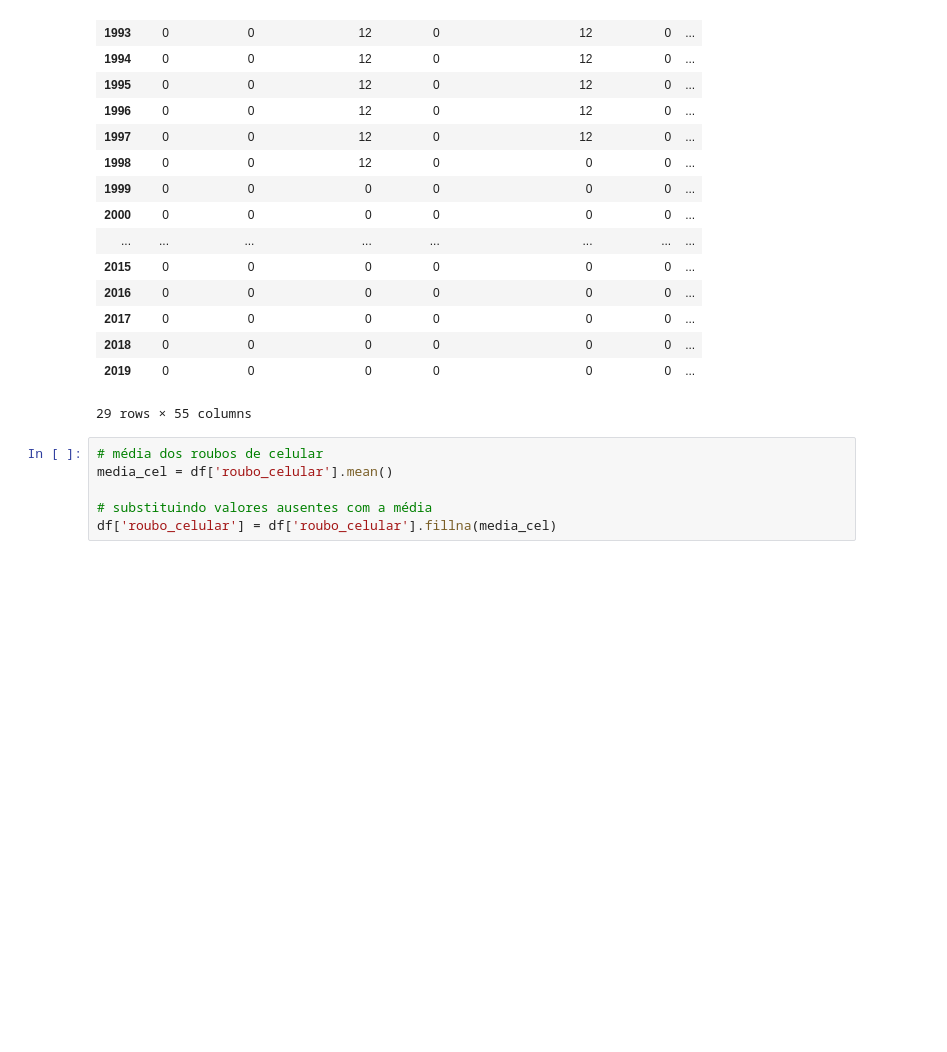
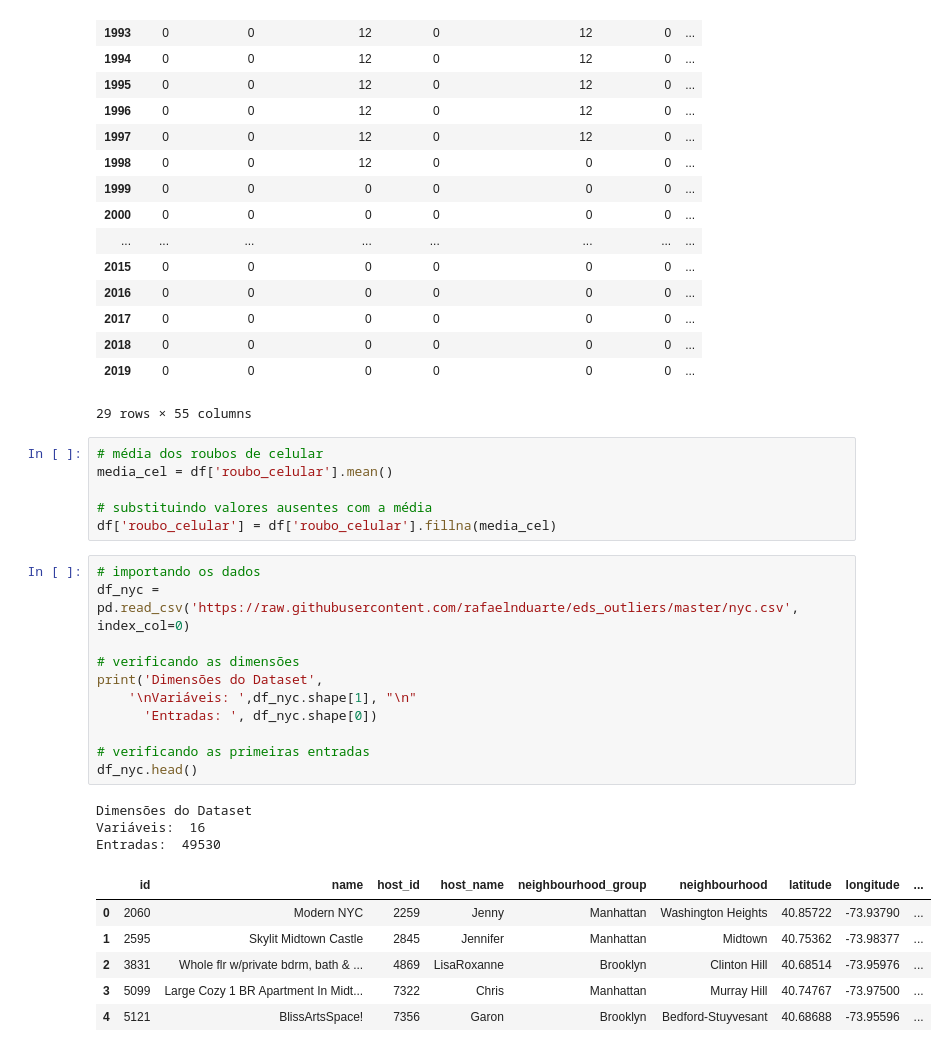
Before and after one commit to thiagoc09/tratamento-de-dados, a Jupyter notebook: valores_ausentes.ipynb, the cells around one changed output. Drawn from its saved outputs; the diff is of its cells as text; blank space fills up the shorter version.

```diff
--- a/valores_ausentes.ipynb
+++ b/valores_ausentes.ipynb
@@ -65,3 +65,24 @@ media_cel = df['roubo_celular'].mean()
 
 # substituindo valores ausentes com a média
 df['roubo_celular'] = df['roubo_celular'].fillna(media_cel)
+# %%
+# importando os dados
+df_nyc = pd.read_csv('https://raw.githubusercontent.com/rafaelnduarte/eds_outliers/master/nyc.csv', index_col=0)
+
+# verificando as dimensões
+print('Dimensões do Dataset',
+    '\nVariáveis: ',df_nyc.shape[1], "\n"
+      'Entradas: ', df_nyc.shape[0])
+
+# verificando as primeiras entradas
+df_nyc.head()
+# %% [output]
+Dimensões do Dataset
+Variáveis:  16
+Entradas:  49530
+|  | id | name | host_id | host_name | neighbourhood_group | neighbourhood | latitude | longitude | ... |
+| 0 | 2060 | Modern NYC | 2259 | Jenny | Manhattan | Washington Heights | 40.85722 | -73.93790 | ... |
+| 1 | 2595 | Skylit Midtown Castle | 2845 | Jennifer | Manhattan | Midtown | 40.75362 | -73.98377 | ... |
+| 2 | 3831 | Whole flr w/private bdrm, bath & ... | 4869 | LisaRoxanne | Brooklyn | Clinton Hill | 40.68514 | -73.95976 | ... |
+| 3 | 5099 | Large Cozy 1 BR Apartment In Midt... | 7322 | Chris | Manhattan | Murray Hill | 40.74767 | -73.97500 | ... |
+| 4 | 5121 | BlissArtsSpace! | 7356 | Garon | Brooklyn | Bedford-Stuyvesant | 40.68688 | -73.95596 | ... |
```
Also changed, not shown: parts of 4 cells of this notebook.
